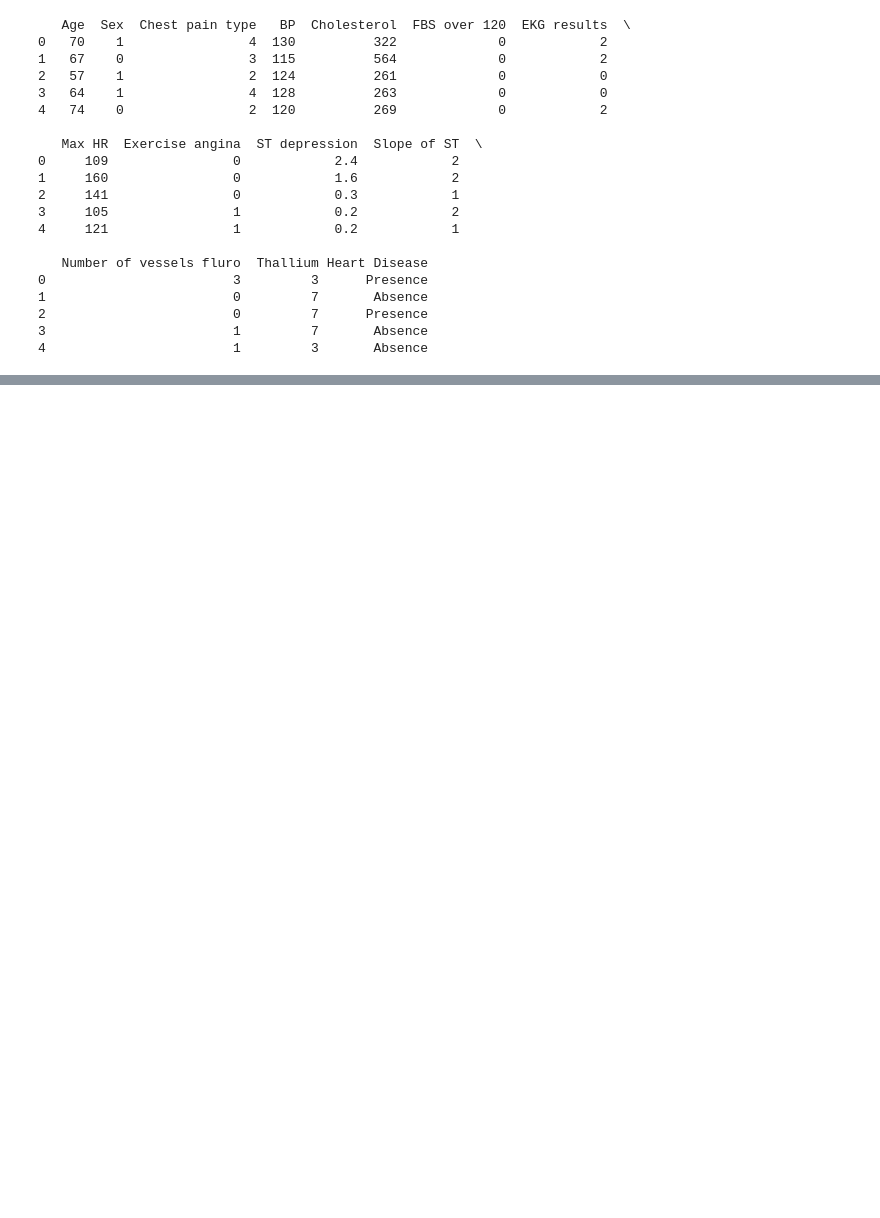
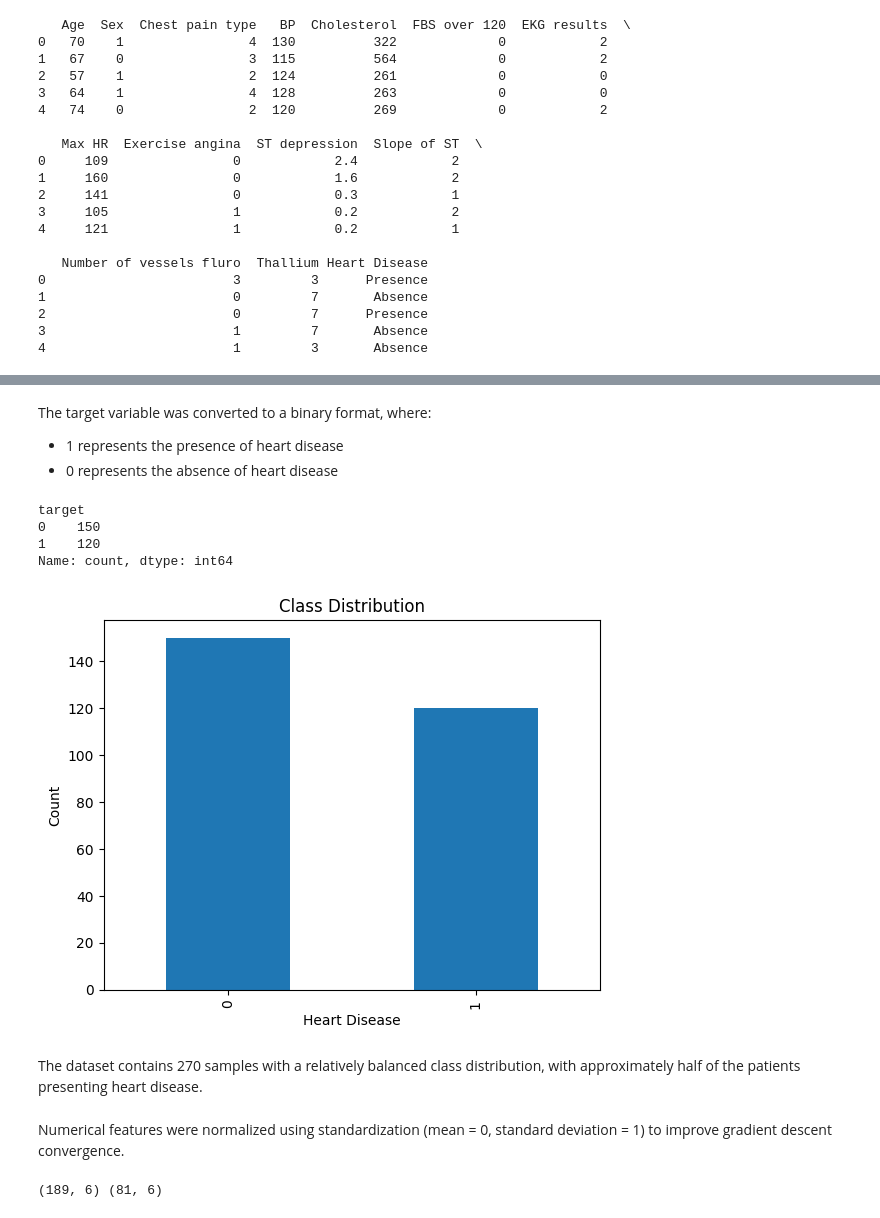
Before and after one commit to Natalia-Espitia/Heart-Disease-Risk-Prediction-Logistic-Regression-Homework, a Jupyter notebook: heart_disease_lr_analysis.ipynb, the cells around one changed output, grey strips where cells are left out. Drawn from its saved outputs; the diff is of its cells as text; code cells hidden in the pictures; blank space fills up the shorter version.

```diff
--- a/heart_disease_lr_analysis.ipynb
+++ b/heart_disease_lr_analysis.ipynb
@@ -89,0 +91,7 @@ newData.describe()
+# %%
+newData['target'] = newData['Heart Disease'].map({
+    'Presence': 1,
+    'Absence': 0
+})
+
+newData[['Heart Disease', 'target']].head()
@@ -89,0 +105,22 @@ newData.describe()
+# %% [markdown]
+The target variable was converted to a binary format, where:
+- 1 represents the presence of heart disease
+- 0 represents the absence of heart disease
+# %%
+newData['target'].value_counts()
+# %% [output]
+target
+0    150
+1    120
+Name: count, dtype: int64
+# %%
+newData['target'].value_counts().plot(kind='bar')
+plt.title("Class Distribution")
+plt.xlabel("Heart Disease")
+plt.ylabel("Count")
+plt.show()
+# %% [output]
+[figure, added]
+# %% [markdown]
+The dataset contains 270 samples with a relatively balanced class distribution,
+with approximately half of the patients presenting heart disease.
@@ -89,0 +144,22 @@ newData.describe()
+# %% [markdown]
+Numerical features were normalized using standardization
+(mean = 0, standard deviation = 1) to improve gradient descent convergence.
+# %%
+np.random.seed(42)
+
+m = X_norm.shape[0]
+indices = np.random.permutation(m)
+
+train_size = int(0.7 * m)
+train_idx = indices[:train_size]
+test_idx = indices[train_size:]
+
+X_train = X_norm[train_idx]
+y_train = y[train_idx]
+
+X_test = X_norm[test_idx]
+y_test = y[test_idx]
+
+print(X_train.shape, X_test.shape)
+# %% [output]
+(189, 6) (81, 6)
```
Also changed, not shown: parts of 50 cells of this notebook, 10 other files.
